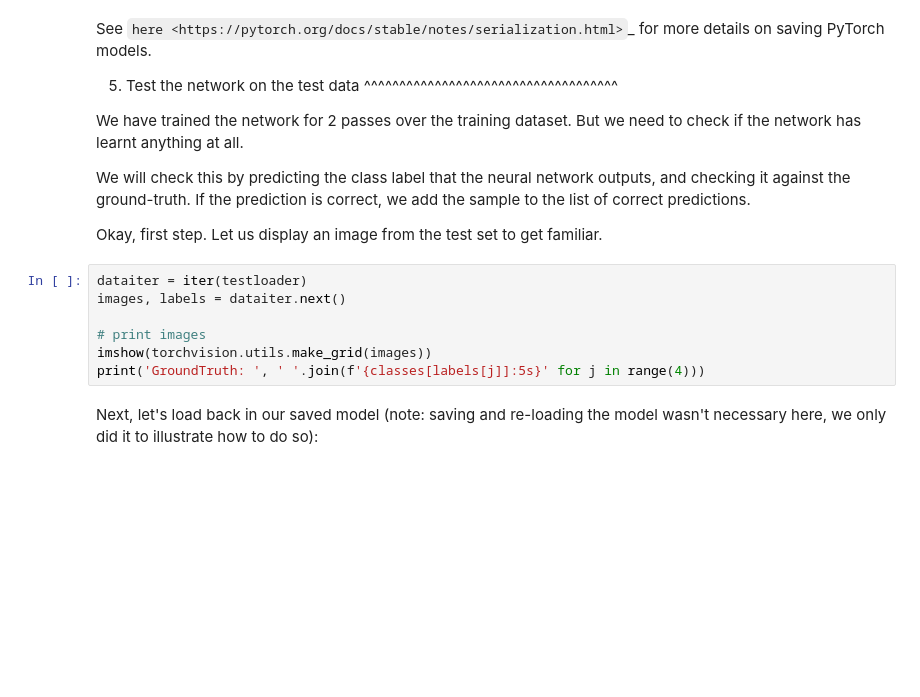
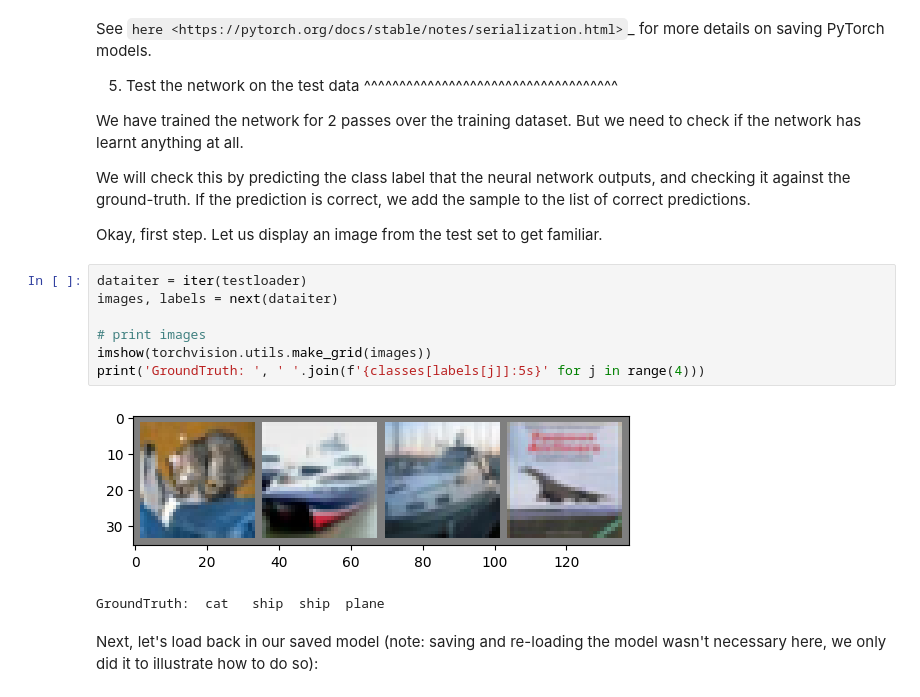
Before and after one commit to GabrieleDistefano/GabrieleDistefano, a Jupyter notebook: _downloads/17a7c7cb80916fcdf921097825a0f562/cifar10_tutorial.ipynb, the cells around one changed output. Drawn from its saved outputs; the diff is of its cells as text; blank space fills up the shorter version.

```diff
--- a/_downloads/17a7c7cb80916fcdf921097825a0f562/cifar10_tutorial.ipynb
+++ b/_downloads/17a7c7cb80916fcdf921097825a0f562/cifar10_tutorial.ipynb
@@ -204,11 +221,14 @@ correct, we add the sample to the list of correct predictions.
 Okay, first step. Let us display an image from the test set to get familiar.
 # %%
 dataiter = iter(testloader)
-images, labels = dataiter.next()
+images, labels = next(dataiter)
 
 # print images
 imshow(torchvision.utils.make_grid(images))
 print('GroundTruth: ', ' '.join(f'{classes[labels[j]]:5s}' for j in range(4)))
+# %% [output]
+[figure, added]
+GroundTruth:  cat   ship  ship  plane
 # %% [markdown]
 Next, let's load back in our saved model (note: saving and re-loading the model
 wasn't necessary here, we only did it to illustrate how to do so):
```
Also changed, not shown: parts of 8 cells of this notebook.
